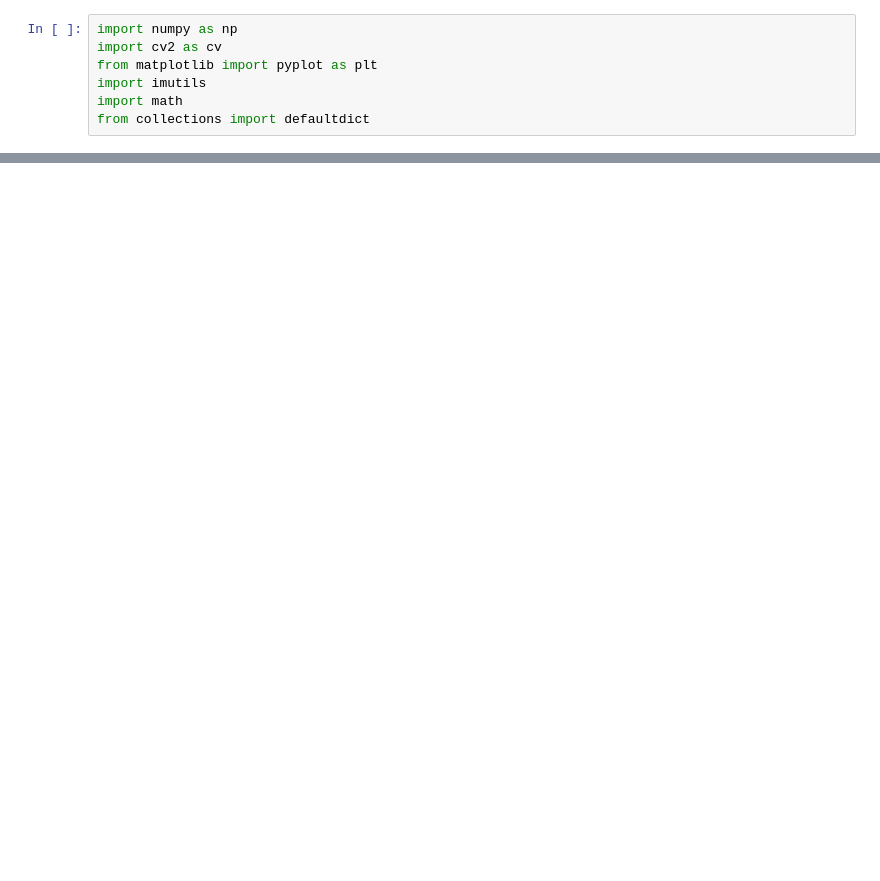
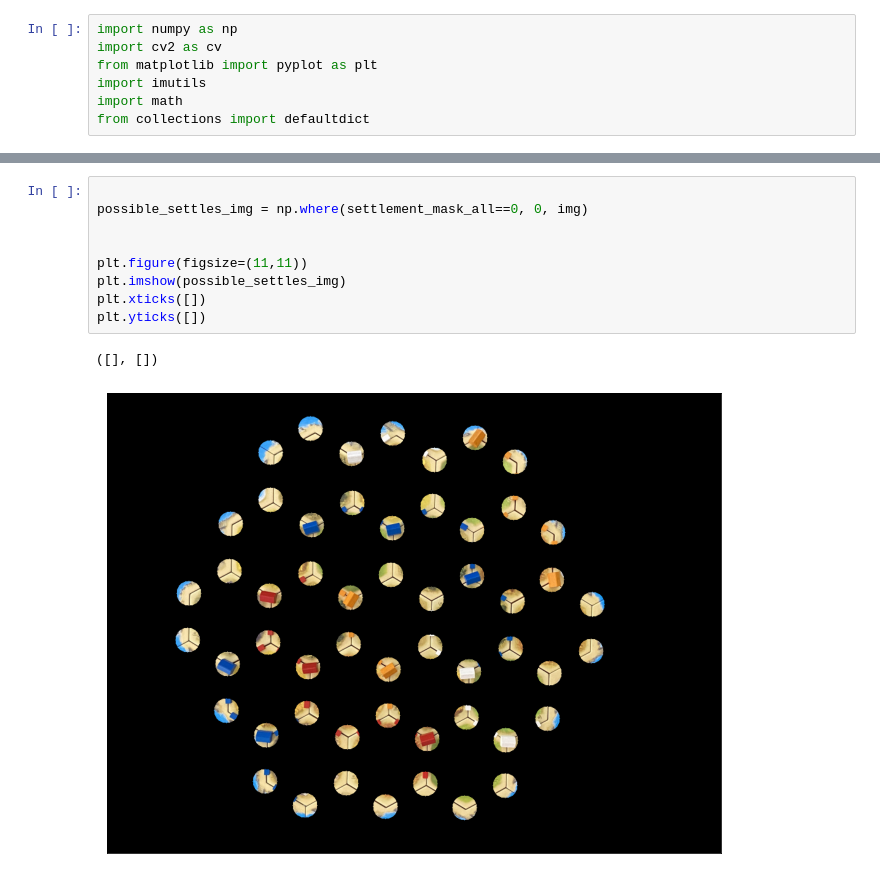
Before and after one commit to Paolo-Fermin/CatanAI, a Jupyter notebook: createMap.ipynb, the cells around one changed output, grey strips where cells are left out. Cells and saved outputs as stored; diff of their text form; blank space fills up the shorter version.

```diff
--- a/createMap.ipynb
+++ b/createMap.ipynb
@@ -223,0 +338,12 @@ plt.yticks([])
+# %%
+
+possible_settles_img = np.where(settlement_mask_all==0, 0, img)
+
+
+plt.figure(figsize=(11,11))
+plt.imshow(possible_settles_img)
+plt.xticks([])
+plt.yticks([])
+# %% [output]
+([], [])
+[figure, added]
```
Also changed, not shown: parts of 6 cells of this notebook, 1 other file.
